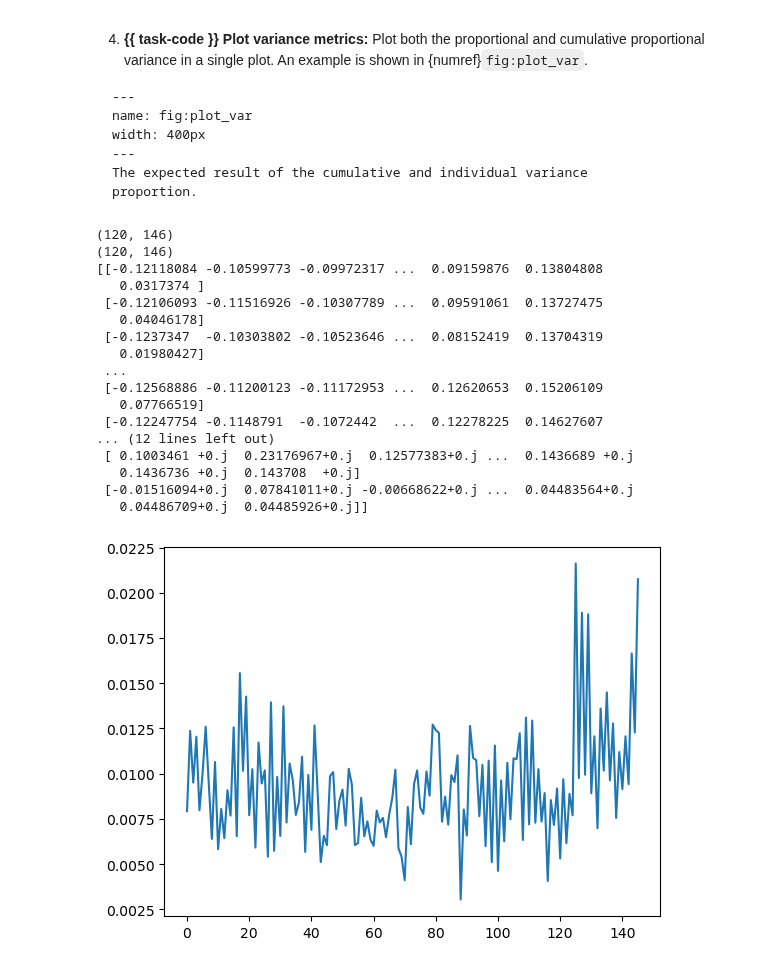
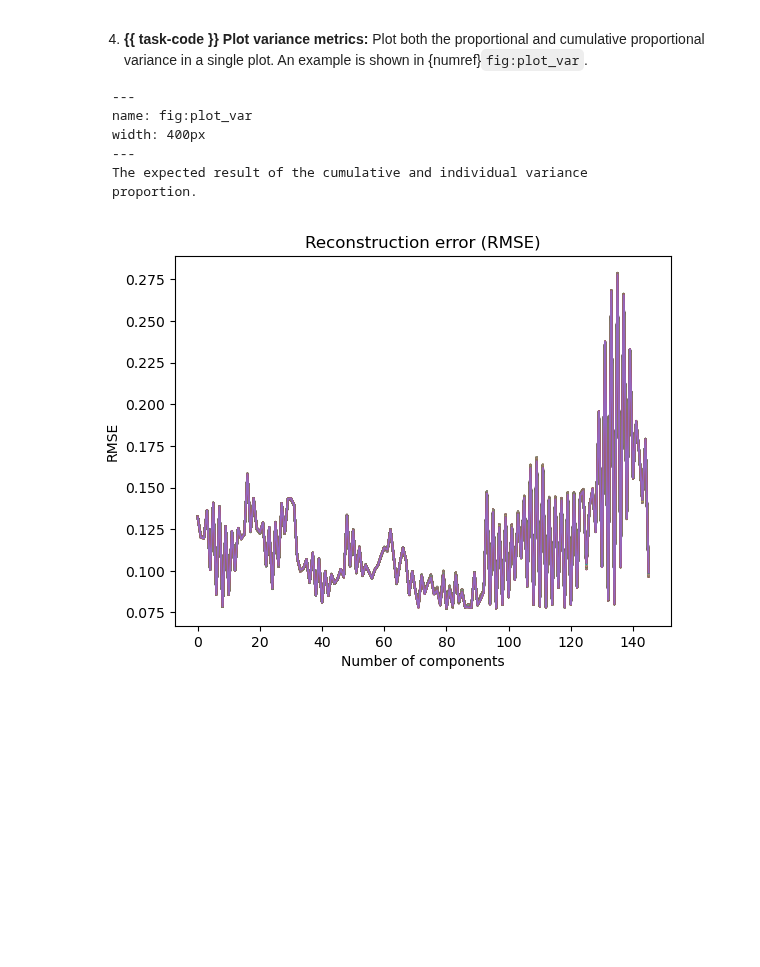
Before and after one commit to MikkelBerggreen/ITU-Introduction-to-Machine-Learning, a Jupyter notebook: source/exercises/W10-pca/pca_intro.ipynb, the cells around one changed output. Saved outputs shown, nothing was run; the diff lists cells and outputs as text; code cells hidden in the pictures; blank space fills up the shorter version.

````diff
--- a/source/exercises/W10-pca/pca_intro.ipynb
+++ b/source/exercises/W10-pca/pca_intro.ipynb
@@ -97,12 +104,12 @@ def get_principle_components(shapes):
 # Step 6: Transforming the samples onto the new subspace (wk is expected to be reduced to k dimensions)
 # equation trans
 def transform(x, wk, u):
-    b = np.dot(np.transpose(wk), np.transpose(x - u))
+    b = np.dot(np.transpose(wk), (x - u))
     return b
 
 # equation inv
-def transformBack(b, wk, u):
-    x = np.dot(wk, np.transpose(b))
+def inverse_transform(b, wk, u):
+    x = np.dot(wk, b)
     for i in range(len(x)):
         x[i] = x[i] + u[i]
     return x
@@ -117,12 +124,12 @@ n_components = 146
 comp, val, mu = get_principle_components(shapes)
 
 used = comp[:, :n_components]
-print("Original shapes:\n", shapes)
+print("Original shapes:\n", shapes.shape, "\n", shapes)
 
 transformed = transform(shapes, used, mu)
-print("\nTransformed shapes:\n", transformed)
+print("\nTransformed shapes:\n", transformed.shape, "\n", transformed)
 
-transformedBack = transformBack(transformed, used, mu)
-print("\nTransformed back to original shapes:\n", transformedBack)
+transformedBack = inverse_transform(transformed, used, mu)
+print("\nTransformed back to original shapes:\n", transformedBack.shape, "\n", transformedBack)
 # %% [output]
 120
@@ -202,50 +209,31 @@ proportion.
 ```
 # %%
 # Write your implementation here.
+
 # 1 Calculate reconstruction error:
 def reconstructionError(X, pc, u):
     transformed = transform(X, pc, u)
-    transformedBack = transformBack(transformed, pc, u)
+    transformedBack = inverse_transform(transformed, pc, u)
     sum = 0
-    print(X.shape)
-    print(transformedBack.T.shape)
-    print(X)
-    print(transformedBack)
+    #print(X.shape)
+    #print(transformedBack.T.shape)
+    #print(X)
+    #print(transformedBack)
     for i in range(len(X)):
-        sum = sum + np.power((X[i] - transformedBack.T[i]), 2)
-    return (np.sqrt((1/len(u)) * sum))
+        sum = sum + np.power((X[i] - transformedBack[i]), 2)
+    return (np.sqrt((1/i) * sum))
 
 # 2 Plot reconstruction error:
-#for i in range(1, len(shapes[0])):
-comp, val, mu = get_principle_components(shapes)
-used = comp[:, :146]
-rcError = reconstructionError(shapes, used, mu)
-plt.plot(rcError)
-
-# 3 Calculate variance:
-def proportionalVariance(eigenValues, index):
-    return eigenValues[index] / np.sum(eigenValues)
-
-def cumulativeProportionalVariance(eigenValues, k):
-    return np.sum(eigenValues[:,k]) / np.sum(eigenValues)
+for i in range(1, len(shapes[0])):
+    comp, val, mu = get_principle_components(shapes)
+    used = comp[:, :i]
+    rcError = reconstructionError(shapes, used, mu)
+    #print(rcError)
+    plt.plot(rcError)
+    plt.title("Reconstruction error (RMSE)")
+    plt.xlabel("Number of components")
+    plt.ylabel("RMSE")
 # %% [output]
-(120, 146)
-(120, 146)
-[[-0.12118084 -0.10599773 -0.09972317 ...  0.09159876  0.13804808
-   0.0317374 ]
- [-0.12106093 -0.11516926 -0.10307789 ...  0.09591061  0.13727475
-   0.04046178]
- [-0.1237347  -0.10303802 -0.10523646 ...  0.08152419  0.13704319
-   0.01980427]
- ...
- [-0.12568886 -0.11200123 -0.11172953 ...  0.12620653  0.15206109
-   0.07766519]
- [-0.12247754 -0.1148791  -0.1072442  ...  0.12278225  0.14627607
-... (12 lines left out)
- [ 0.1003461 +0.j  0.23176967+0.j  0.12577383+0.j ...  0.1436689 +0.j
-   0.1436736 +0.j  0.143708  +0.j]
- [-0.01516094+0.j  0.07841011+0.j -0.00668622+0.j ...  0.04483564+0.j
-   0.04486709+0.j  0.04485926+0.j]]
-[figure, old version]
+[figure, new version]
 # %%
 # Write your implementation here.
````
Also changed, not shown: parts of 3 cells of this notebook.
